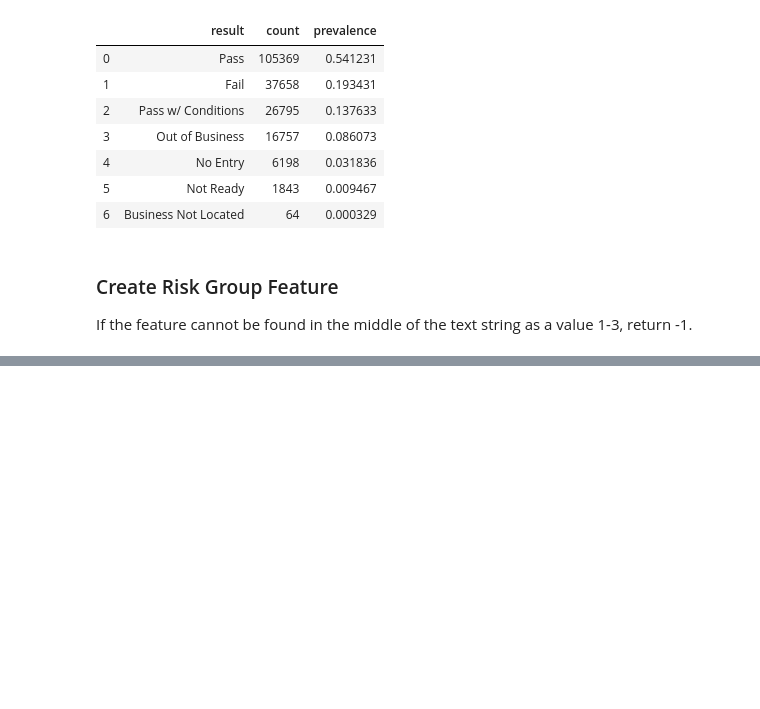
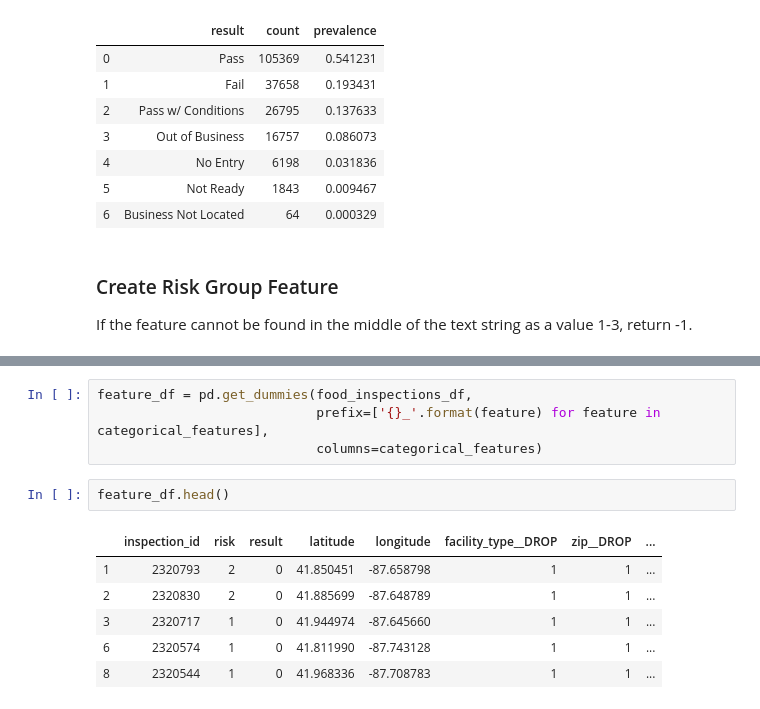
Before and after one commit to jstremme/DATA512-Research, a Jupyter notebook: final_project/chicago_food_inspections.ipynb, the cells around one changed output, grey strips where cells are left out. Saved outputs shown, nothing was run; the diff lists cells and outputs as text; blank space fills up the shorter version.

```diff
--- a/final_project/chicago_food_inspections.ipynb
+++ b/final_project/chicago_food_inspections.ipynb
@@ -209,0 +314,13 @@ food_inspections_df
+# %%
+feature_df = pd.get_dummies(food_inspections_df,
+                            prefix=['{}_'.format(feature) for feature in categorical_features],
+                            columns=categorical_features)
+# %%
+feature_df.head()
+# %% [output]
+|  | inspection_id | risk | result | latitude | longitude | facility_type__DROP | zip__DROP | ... |
+| 1 | 2320793 | 2 | 0 | 41.850451 | -87.658798 | 1 | 1 | ... |
+| 2 | 2320830 | 2 | 0 | 41.885699 | -87.648789 | 1 | 1 | ... |
+| 3 | 2320717 | 1 | 0 | 41.944974 | -87.645660 | 1 | 1 | ... |
+| 6 | 2320574 | 1 | 0 | 41.811990 | -87.743128 | 1 | 1 | ... |
+| 8 | 2320544 | 1 | 0 | 41.968336 | -87.708783 | 1 | 1 | ... |
```
Also changed, not shown: parts of 46 cells of this notebook.
